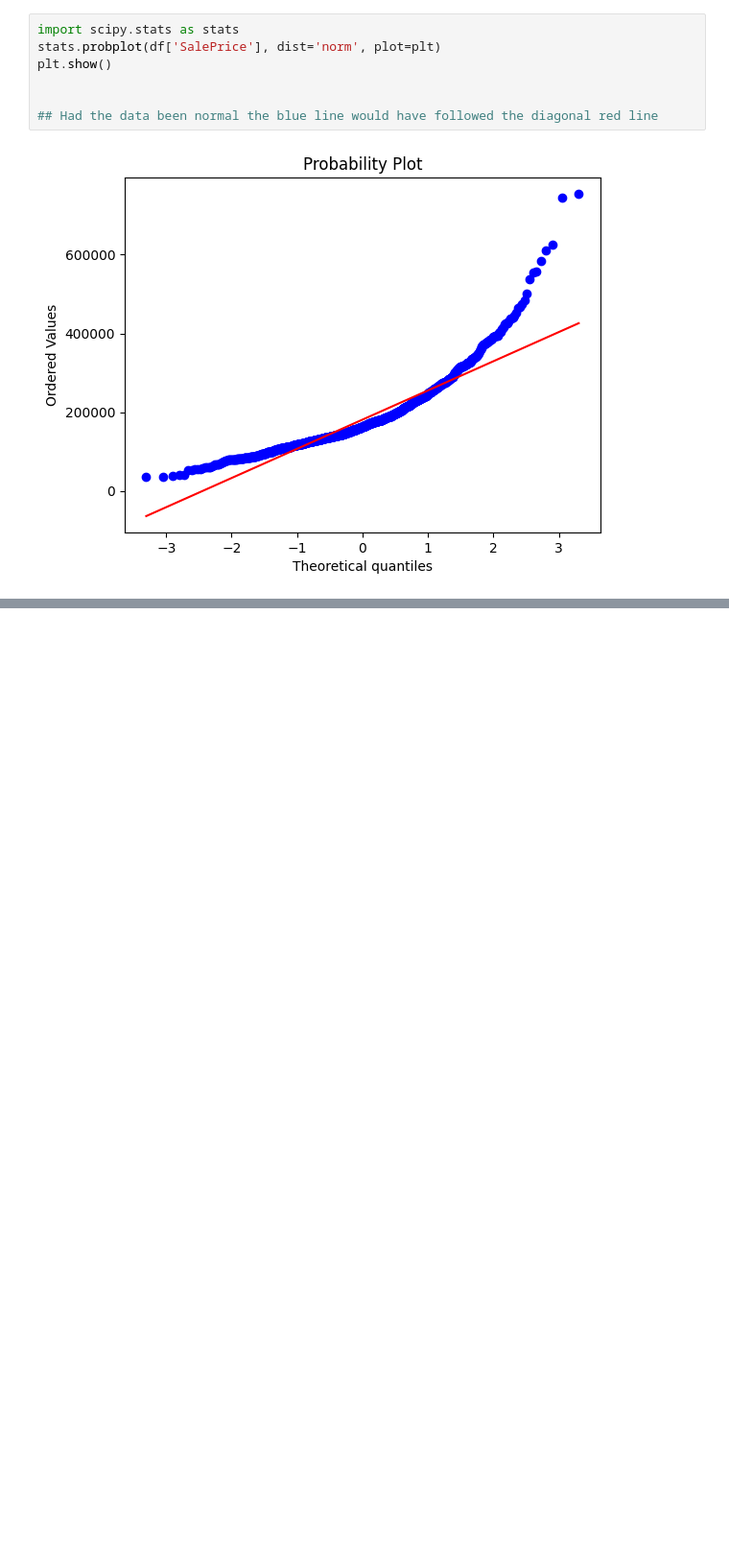
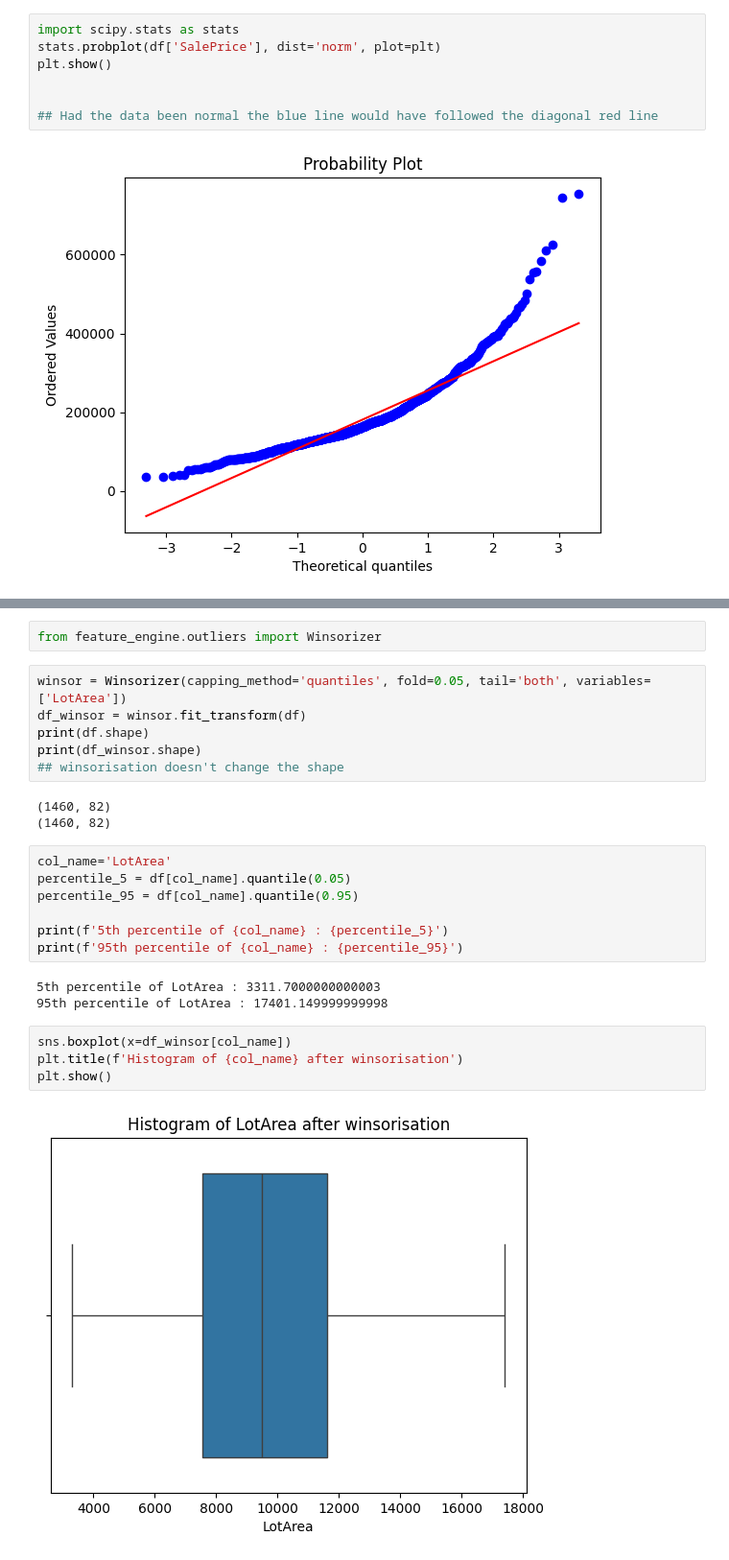
Before and after one commit to Hmnt-dhngra/Feature_Engineering, a Jupyter notebook: Feature_Engineering_1.ipynb, the cells around one changed output, grey strips where cells are left out. Shown at 96% size. Drawn from its saved outputs; the diff is of its cells as text; blank space fills up the shorter version.

```diff
--- a/Feature_Engineering_1.ipynb
+++ b/Feature_Engineering_1.ipynb
@@ -434,0 +519,27 @@ plt.show()
+# %%
+from feature_engine.outliers import Winsorizer
+# %%
+winsor = Winsorizer(capping_method='quantiles', fold=0.05, tail='both', variables=['LotArea'])
+df_winsor = winsor.fit_transform(df)
+print(df.shape)
+print(df_winsor.shape)
+## winsorisation doesn't change the shape
+# %% [output]
+(1460, 82)
+(1460, 82)
+# %%
+col_name='LotArea'
+percentile_5 = df[col_name].quantile(0.05)
+percentile_95 = df[col_name].quantile(0.95)
+
+print(f'5th percentile of {col_name} : {percentile_5}')
+print(f'95th percentile of {col_name} : {percentile_95}')
+# %% [output]
+5th percentile of LotArea : 3311.7000000000003
+95th percentile of LotArea : 17401.149999999998
+# %%
+sns.boxplot(x=df_winsor[col_name])
+plt.title(f'Histogram of {col_name} after winsorisation')
+plt.show()
+# %% [output]
+[figure, added]
```
Also changed, not shown: parts of 15 cells of this notebook, 3 other files.
